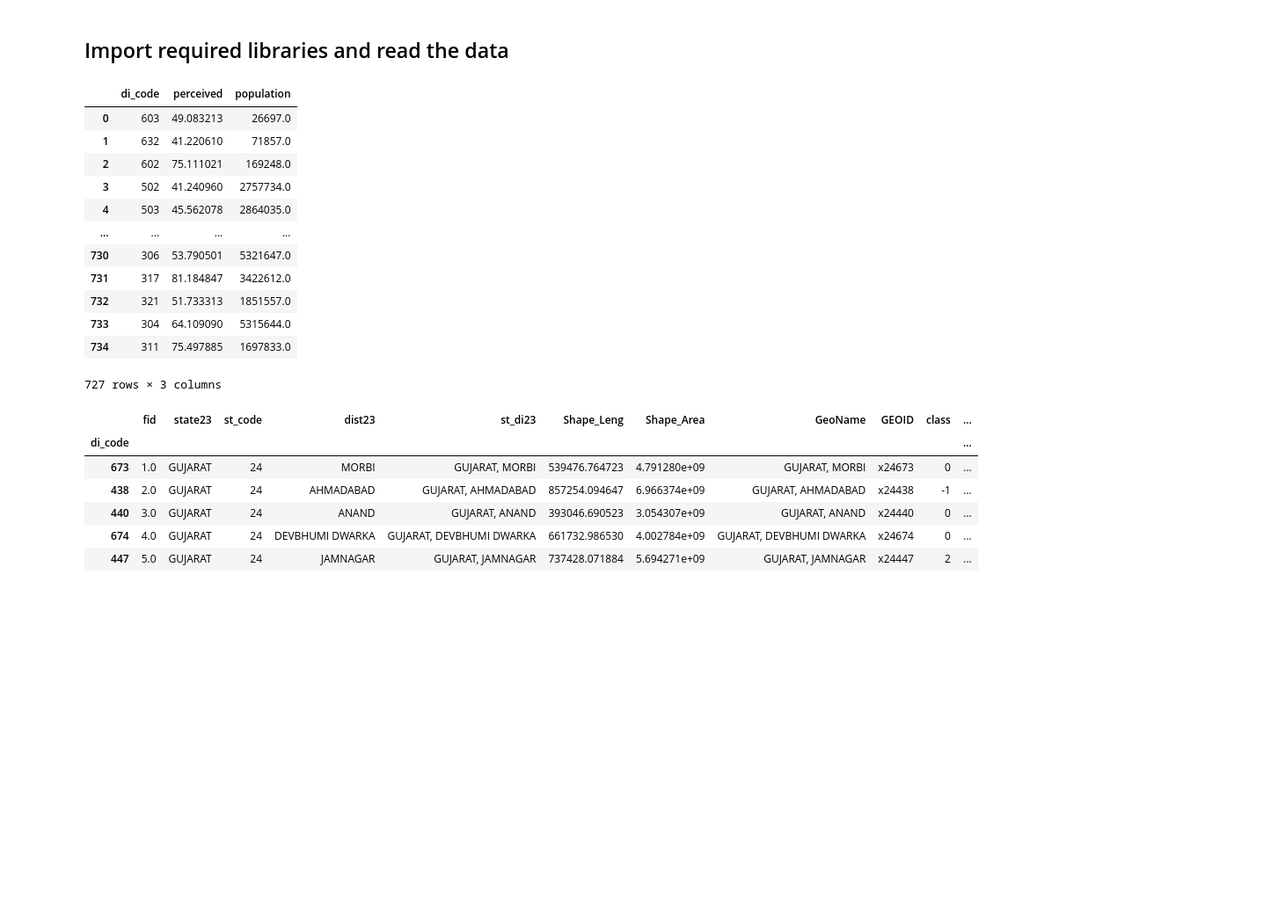
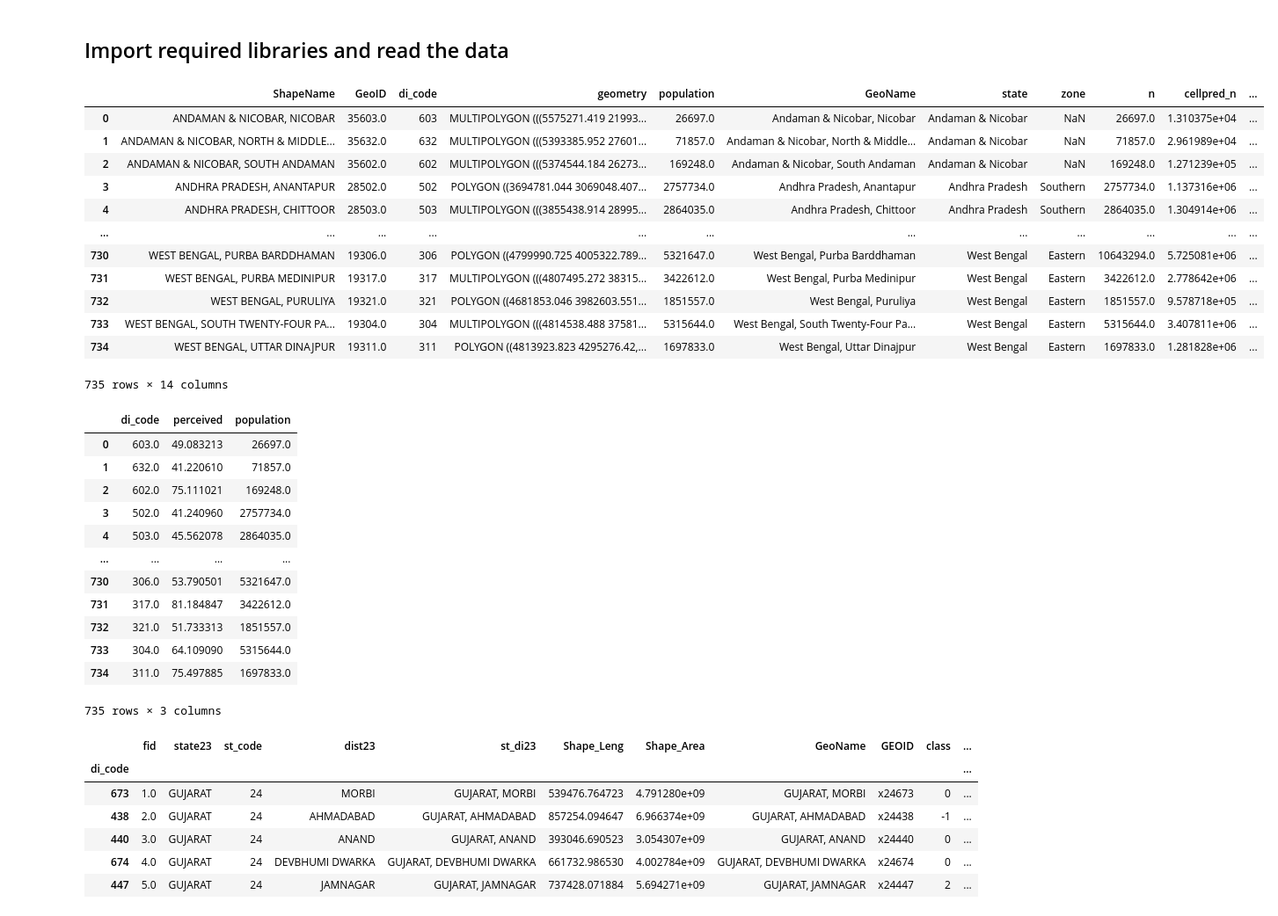
Before and after one commit to YCGS-lab/India-IGUIDE, a Jupyter notebook: scripts/03_Figures/01_FloodRisk_2by3Panel_v2.ipynb, the cells around one changed output. Shown at 88% size. Saved outputs shown, nothing was run; the diff lists cells and outputs as text; code cells hidden in the pictures; blank space fills up the shorter version.

Commit message:
added updated scripts and data

```diff
--- a/scripts/03_Figures/01_FloodRisk_2by3Panel_v2.ipynb
+++ b/scripts/03_Figures/01_FloodRisk_2by3Panel_v2.ipynb
@@ -4,48 +4,72 @@
 #!pip install -q cartopy
 # %% [markdown]
 ## Import required libraries and read the data
+# %%
+shape_merge
+# %% [output]
+|  | ShapeName | GeoID | di_code | geometry | population | GeoName | state | zone | n | cellpred_n | ... |
+| 0 | ANDAMAN & NICOBAR, NICOBAR | 35603.0 | 603 | MULTIPOLYGON (((5575271.419 21993... | 26697.0 | Andaman & Nicobar, Nicobar | Andaman & Nicobar | NaN | 26697.0 | 1.310375e+04 | ... |
+| 1 | ANDAMAN & NICOBAR, NORTH & MIDDLE... | 35632.0 | 632 | MULTIPOLYGON (((5393385.952 27601... | 71857.0 | Andaman & Nicobar, North & Middle... | Andaman & Nicobar | NaN | 71857.0 | 2.961989e+04 | ... |
+| 2 | ANDAMAN & NICOBAR, SOUTH ANDAMAN | 35602.0 | 602 | MULTIPOLYGON (((5374544.184 26273... | 169248.0 | Andaman & Nicobar, South Andaman | Andaman & Nicobar | NaN | 169248.0 | 1.271239e+05 | ... |
+| 3 | ANDHRA PRADESH, ANANTAPUR | 28502.0 | 502 | POLYGON ((3694781.044 3069048.407... | 2757734.0 | Andhra Pradesh, Anantapur | Andhra Pradesh | Southern | 2757734.0 | 1.137316e+06 | ... |
+| 4 | ANDHRA PRADESH, CHITTOOR | 28503.0 | 503 | MULTIPOLYGON (((3855438.914 28995... | 2864035.0 | Andhra Pradesh, Chittoor | Andhra Pradesh | Southern | 2864035.0 | 1.304914e+06 | ... |
+| ... | ... | ... | ... | ... | ... | ... | ... | ... | ... | ... | ... |
+| 730 | WEST BENGAL, PURBA BARDDHAMAN | 19306.0 | 306 | POLYGON ((4799990.725 4005322.789... | 5321647.0 | West Bengal, Purba Barddhaman | West Bengal | Eastern | 10643294.0 | 5.725081e+06 | ... |
+| 731 | WEST BENGAL, PURBA MEDINIPUR | 19317.0 | 317 | MULTIPOLYGON (((4807495.272 38315... | 3422612.0 | West Bengal, Purba Medinipur | West Bengal | Eastern | 3422612.0 | 2.778642e+06 | ... |
+| 732 | WEST BENGAL, PURULIYA | 19321.0 | 321 | POLYGON ((4681853.046 3982603.551... | 1851557.0 | West Bengal, Puruliya | West Bengal | Eastern | 1851557.0 | 9.578718e+05 | ... |
+| 733 | WEST BENGAL, SOUTH TWENTY-FOUR PA... | 19304.0 | 304 | MULTIPOLYGON (((4814538.488 37581... | 5315644.0 | West Bengal, South Twenty-Four Pa... | West Bengal | Eastern | 5315644.0 | 3.407811e+06 | ... |
+| 734 | WEST BENGAL, UTTAR DINAJPUR | 19311.0 | 311 | POLYGON ((4813923.823 4295276.42,... | 1697833.0 | West Bengal, Uttar Dinajpur | West Bengal | Eastern | 1697833.0 | 1.281828e+06 | ... |
+735 rows × 14 columns
 # %%
 import pandas as pd
 import geopandas as gpd
 
-df_perceived = pd.read_csv(r'../../datafiles/processed/flood_table.csv')
+df_perceived = pd.read_csv(r'../../datafiles/processed/flood_table_v2.csv')
 gdf_perceived = gpd.read_file(r'../../shapefiles/Emily_shapefile/district_shapefile.shp')
 
 # 1. Reformat Shapefile (Section 3.0 in your R code)
 # Rename columns to match your desired output names
 gdf_district = gdf_perceived[['GeoName', 'GEOID', 'di_code', 'geometry', 'population']].copy()
-gdf_district = gdf_district.rename(columns={'GeoName': 'ShapeName', 'GEOID': 'ShapeID'})
+gdf_district = gdf_district.rename(columns={'GeoName': 'ShapeName', 'GEOID': 'GeoID'})
+gdf_district['GeoID'] = pd.to_numeric(
+    gdf_district['GeoID'].str.lstrip('x'),
+    errors='coerce'
+)
 
 # 2. Normalize Names for Merging (The fix for Section 4.0)
 # Create a temporary lowercase column in both dataframes to ensure a perfect match
-gdf_district['merge_key'] = gdf_district['ShapeName'].str.lower().str.strip()
-df_perceived['merge_key'] = df_perceived['GeoName'].str.lower().str.strip()
+#gdf_district['merge_key'] = gdf_district['ShapeName'].str.lower().str.strip()
+#df_perceived['merge_key'] = df_perceived['GeoName'].str.lower().str.strip()
+df_perceived['GeoID'] = df_perceived['GeoID'].astype(int)
 
 # 3. Merge Data (Section 4.0 in your R code)
 # Using 'how="outer"' replicates the R 'all=TRUE'
-shape_merge = gdf_district.merge(df_perceived, on='merge_key', how='outer')
+shape_merge = gdf_district.merge(df_perceived, on='GeoID', how='outer')
 
 # Clean up: remove the temporary key and the redundant GeoName column from the CSV side
-perceived_data = shape_merge.drop(columns=['merge_key', 'GeoName'])[['di_code', 'pred_per', 'population']]
-perceived_data = perceived_data.dropna()
-perceived_data['di_code'] = perceived_data['di_code'].astype(int)
+perceived_data = shape_merge.drop(columns=['GeoName'])[['di_code', 'pred_per', 'population']]
+#perceived_data = perceived_data.dropna()
+perceived_data['di_code'] = pd.to_numeric(
+    perceived_data['di_code'].str.lstrip('x'),
+    errors='coerce'
+)
 perceived_data = perceived_data.rename(columns={'pred_per': 'perceived'})
 
 perceived_data
 # %% [output]
 |  | di_code | perceived | population |
-| 0 | 603 | 49.083213 | 26697.0 |
-| 1 | 632 | 41.220610 | 71857.0 |
-| 2 | 602 | 75.111021 | 169248.0 |
-| 3 | 502 | 41.240960 | 2757734.0 |
-| 4 | 503 | 45.562078 | 2864035.0 |
+| 0 | 603.0 | 49.083213 | 26697.0 |
+| 1 | 632.0 | 41.220610 | 71857.0 |
+| 2 | 602.0 | 75.111021 | 169248.0 |
+| 3 | 502.0 | 41.240960 | 2757734.0 |
+| 4 | 503.0 | 45.562078 | 2864035.0 |
 | ... | ... | ... | ... |
-| 730 | 306 | 53.790501 | 5321647.0 |
-| 731 | 317 | 81.184847 | 3422612.0 |
-| 732 | 321 | 51.733313 | 1851557.0 |
-| 733 | 304 | 64.109090 | 5315644.0 |
-| 734 | 311 | 75.497885 | 1697833.0 |
+| 730 | 306.0 | 53.790501 | 5321647.0 |
+| 731 | 317.0 | 81.184847 | 3422612.0 |
+| 732 | 321.0 | 51.733313 | 1851557.0 |
+| 733 | 304.0 | 64.109090 | 5315644.0 |
+| 734 | 311.0 | 75.497885 | 1697833.0 |
-727 rows × 3 columns
+735 rows × 3 columns
 # %%
 import geopandas as gpd
 import matplotlib.pyplot as plt
```
Also changed, not shown: 6 other files.
